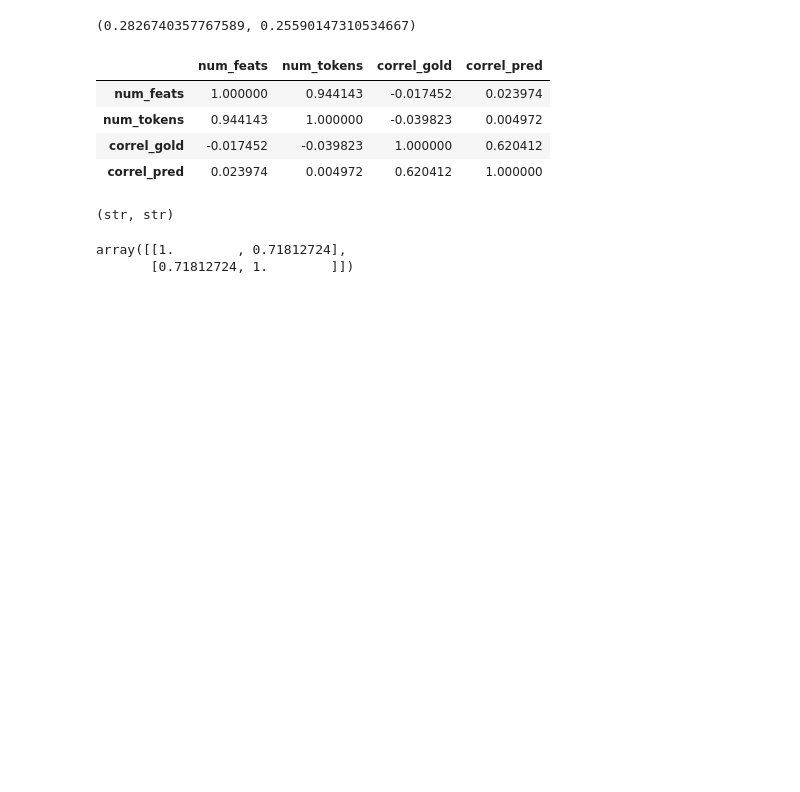
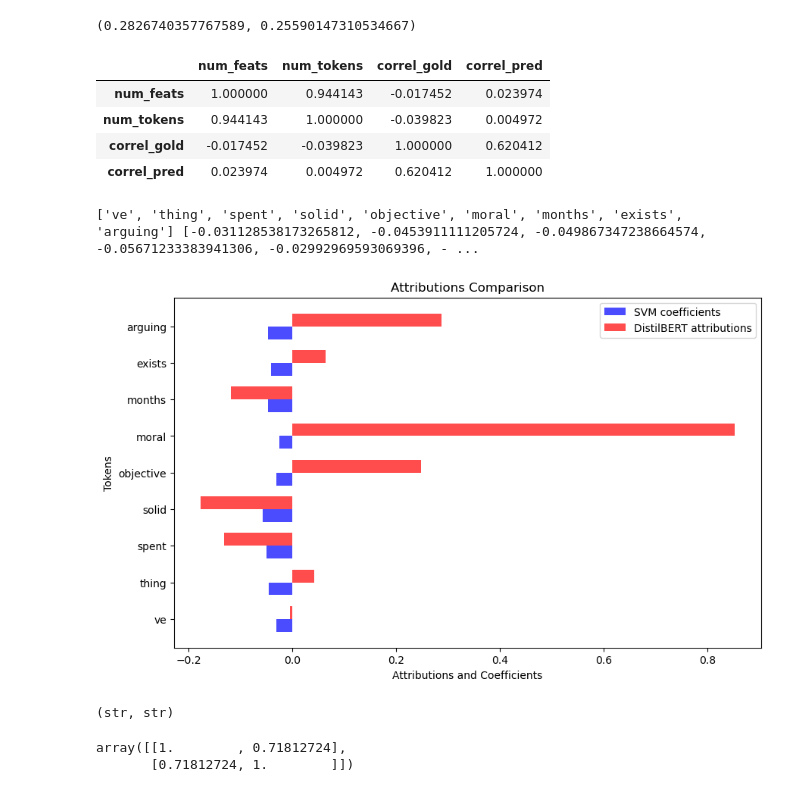
Before and after one commit to LydiaKoerber/nn-interpretability, a Jupyter notebook: analysis-predictions.ipynb, the cells around one changed output. Cells and saved outputs as stored; diff of their text form; code cells hidden in the pictures; blank space fills up the shorter version.

Commit message:
continue visualization of instances

```diff
--- a/analysis-predictions.ipynb
+++ b/analysis-predictions.ipynb
@@ -99,7 +99,7 @@ def merge_subwords(tokens, attributions, aggregate='mean'):
     return tokens_merged, attributions_merged
 
 # features (SVM) != tokens (DistilBERT)
-def compare_pred(i, print_result=True):
+def compare_pred(i, print_result=True, mode='correl'):
     row_svm = svm_test.iloc[i]
     row_dist = dist_test.iloc[i]
     # initialize lists for common features and their attribution/coeff values
@@ -139,7 +139,10 @@ def compare_pred(i, print_result=True):
         print(feats)
         print(correl_gold)
         print(correl_pred)
-    return len(feats), len(tokens), correl_gold[0][1], correl_pred[0][1], feats
+    if mode == 'correl':  # return correlations information
+        return len(feats), len(tokens), correl_gold[0][1], correl_pred[0][1], feats
+    elif mode == 'feats':  # return features, coefficients, attributions
+        return feats, tokens, val_dist_gold, val_dist_pred, val_svm_gold, val_svm_pred
 # %%
 compare_pred(0)
 # %% [output]
@@ -257,3 +258,33 @@ correls.to_csv('outputs/predictions-correlations.csv')
+# %%
+# do some nice visualizations
+def barplot(feats, coeffs, attributions, i):
+
+    # Define the x-axis positions for the tokens
+    y = np.arange(len(feats))
+
+    # Create the barplot
+    plt.figure(figsize=(10, 6))  # Adjust the figure size as needed
+    plt.barh(y - 0.175, coeffs, label='SVM coefficients', color='blue', alpha=0.7, height=0.35)
+    plt.barh(y + 0.175, attributions, label='DistilBERT attributions', color='red', alpha=0.7, height=0.35)
+
+    # Add labels and title
+    plt.ylabel('Tokens')
+    plt.xlabel('Attributions and Coefficients')
+    plt.title('Attributions Comparison')
+    plt.yticks(y, feats)  # Set token labels on the x-axis
+    plt.legend()  # Show the legend
+    plt.savefig(f'outputs/viz/instance_{i}.png', bbox_inches='tight')
+
+def plot(i):
+    feats, tokens, val_dist_gold, val_dist_pred, val_svm_gold, val_svm_pred = \
+        compare_pred(i, print_result=False, mode='feats')
+    print(feats, val_svm_gold, val_dist_gold)
+    barplot(feats, val_svm_gold, val_dist_gold, i)
+# %%
+plot(4)
+# %% [output]
+['ve', 'thing', 'spent', 'solid', 'objective', 'moral', 'months', 'exists', 'arguing'] [-0.031128538173265812, -0.0453911111205724, -0.049867347238664574, -0.05671233383941306, -0.02992969593069396, - ...
+[figure, added]
 # %%
 type(svm_test['pred class name'][0]), type(dist_test['label_pred'][0])
 # %% [output]
```
Also changed, not shown: parts of 6 cells of this notebook, 1 other file.
